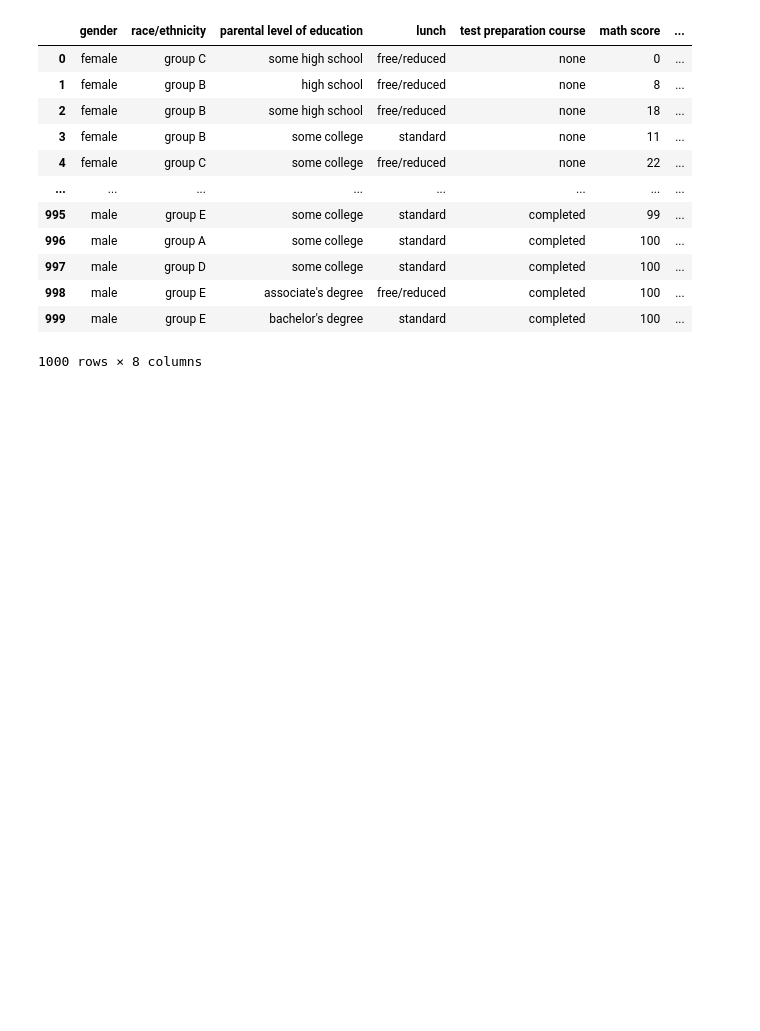
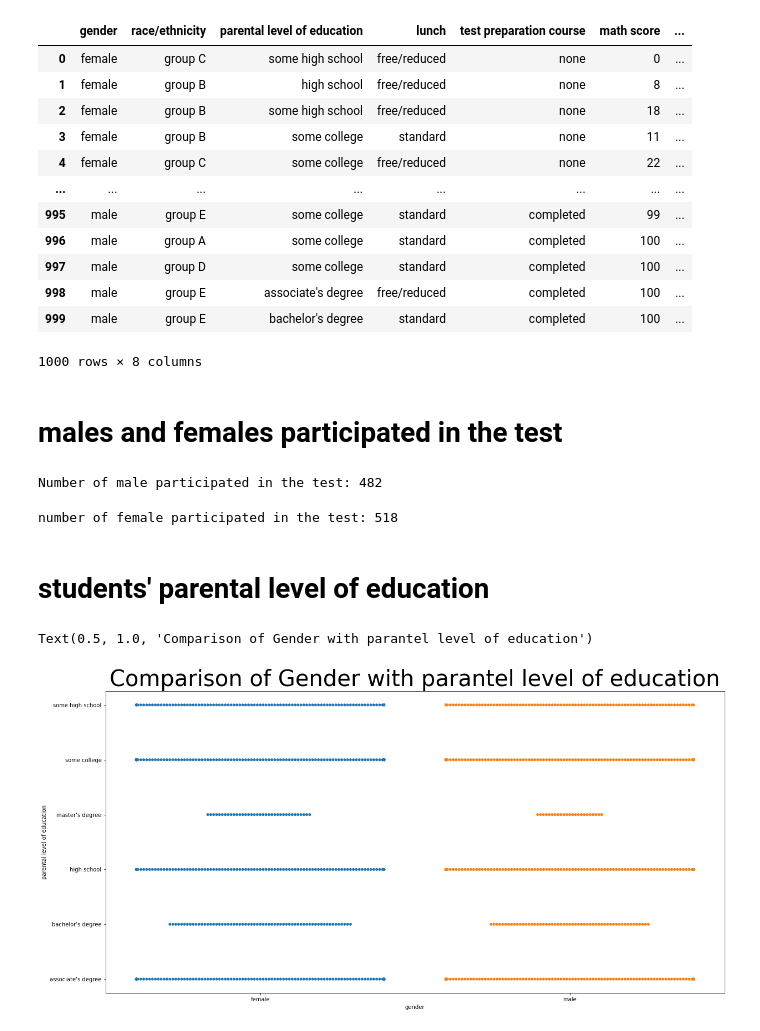
Before and after one commit to Syamkrishna123/Case-Study-02---Measures-of-Central-Tendency-and-Dispersion, a Jupyter notebook: case_study2.ipynb, the cells around one changed output. Drawn from its saved outputs; the diff is of its cells as text; code cells hidden in the pictures; blank space fills up the shorter version.

```diff
--- a/case_study2.ipynb
+++ b/case_study2.ipynb
@@ -20,3 +22,24 @@ dt
 | 998 | male | group E | associate's degree | free/reduced | completed | 100 | ... |
 | 999 | male | group E | bachelor's degree | standard | completed | 100 | ... |
 1000 rows × 8 columns
+# %% [markdown]
+# males and females participated in the test
+# %%
+male= dt['gender'].value_counts().male
+print('Number of male participated in the test:', male)
+# %% [output]
+Number of male participated in the test: 482
+# %%
+female= dt['gender'].value_counts().female
+print('number of female participated in the test:', female)
+# %% [output]
+number of female participated in the test: 518
+# %% [markdown]
+# students' parental level of education
+# %%
+plt.figure(figsize=(20,10))
+sns.swarmplot(x='gender',y='parental level of education', data= dt)
+plt.title('Comparison of Gender with parantel level of education',fontsize= 40)
+# %% [output]
+Text(0.5, 1.0, 'Comparison of Gender with parantel level of education')
+[figure, added]
```
Also changed, not shown: parts of 22 cells of this notebook.
